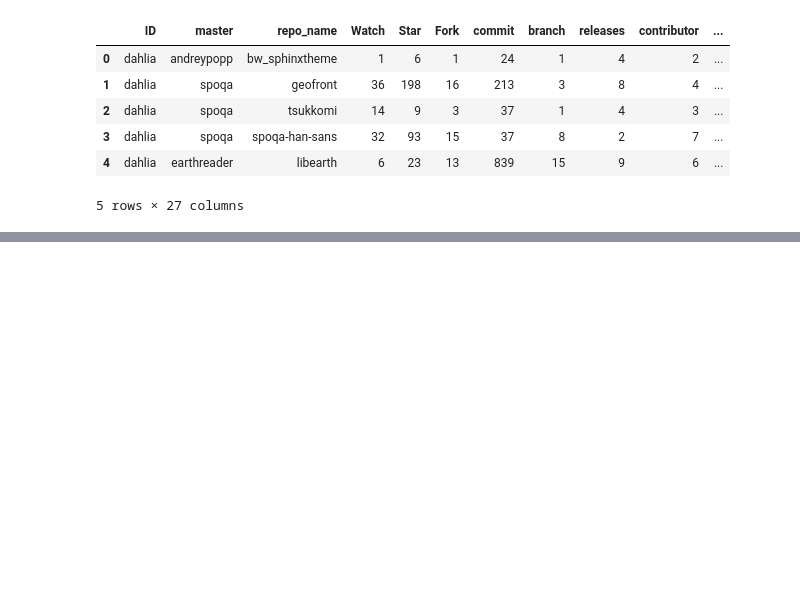
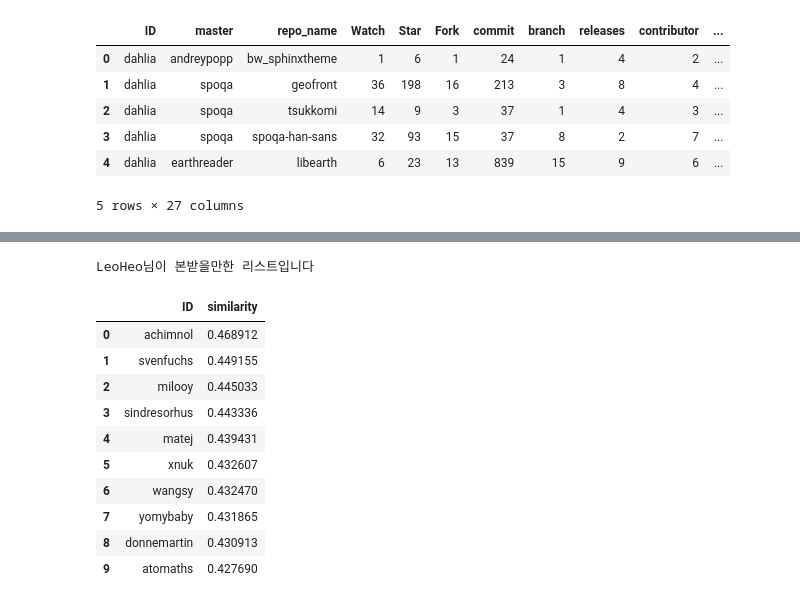
Before and after one commit to bambit21/Github-recommendation-system-using-word2vec, a Jupyter notebook: collaborative filtering modeling.ipynb, the cells around one changed output, grey strips where cells are left out. Cells and saved outputs as stored; diff of their text form; code cells hidden in the pictures; blank space fills up the shorter version.

```diff
--- a/collaborative filtering modeling.ipynb
+++ b/collaborative filtering modeling.ipynb
@@ -252,5 +252,20 @@ def recommend_please(ID):
         sum_users_df = pd.concat([sum_users_df, user_master_df])
     print("{name}님이 본받을만한 리스트입니다".format(name=user_index_df["user"][ID_number]))
     return sum_users_df.drop_duplicates().sort_values(by="similarity", ascending=False).reset_index(drop=True).head(10)
+# %%
+recommend_please("LeoHeo")
+# %% [output]
+LeoHeo님이 본받을만한 리스트입니다
+|  | ID | similarity |
+| 0 | achimnol | 0.468912 |
+| 1 | svenfuchs | 0.449155 |
+| 2 | milooy | 0.445033 |
+| 3 | sindresorhus | 0.443336 |
+| 4 | matej | 0.439431 |
+| 5 | xnuk | 0.432607 |
+| 6 | wangsy | 0.432470 |
+| 7 | yomybaby | 0.431865 |
+| 8 | donnemartin | 0.430913 |
+| 9 | atomaths | 0.427690 |
 # %%
 %%time
```
Also changed, not shown: parts of 8 cells of this notebook.
